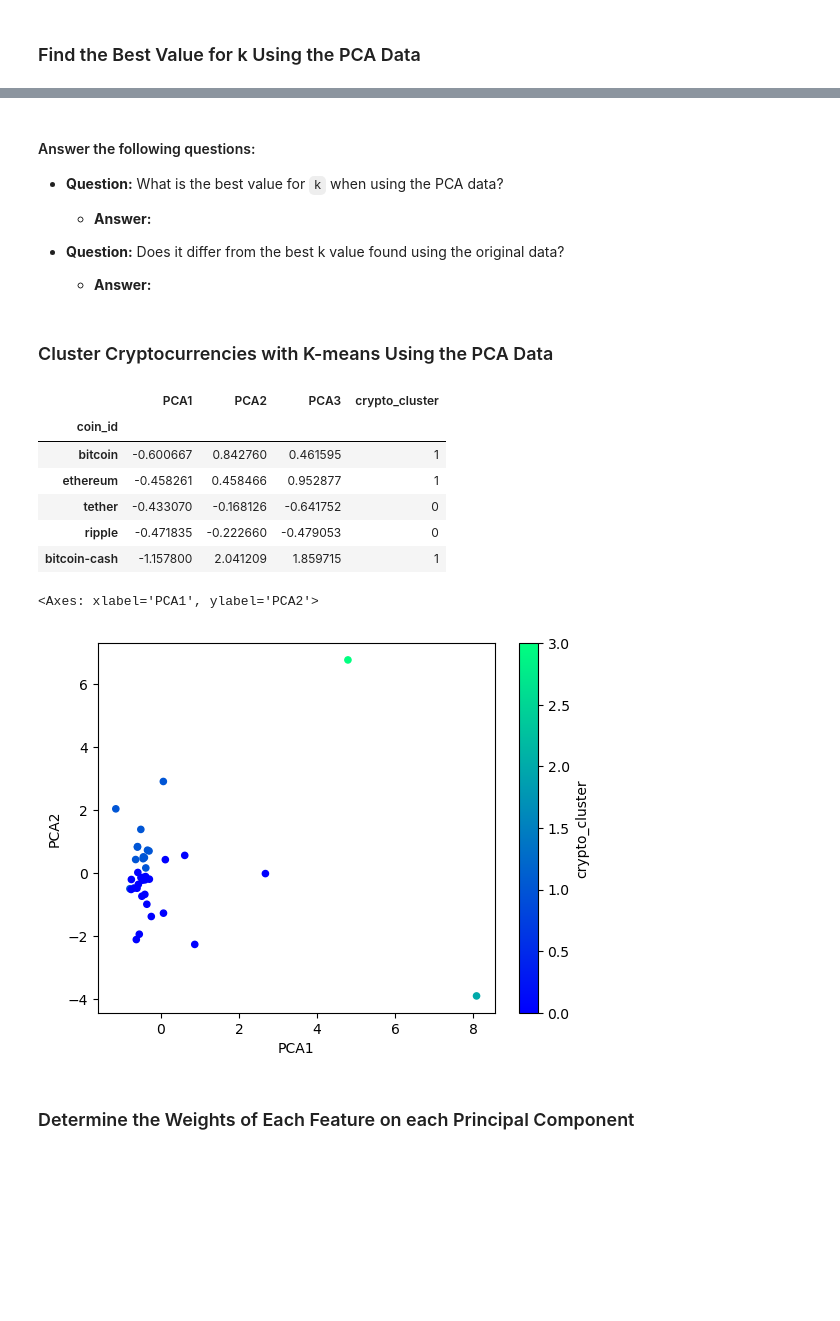
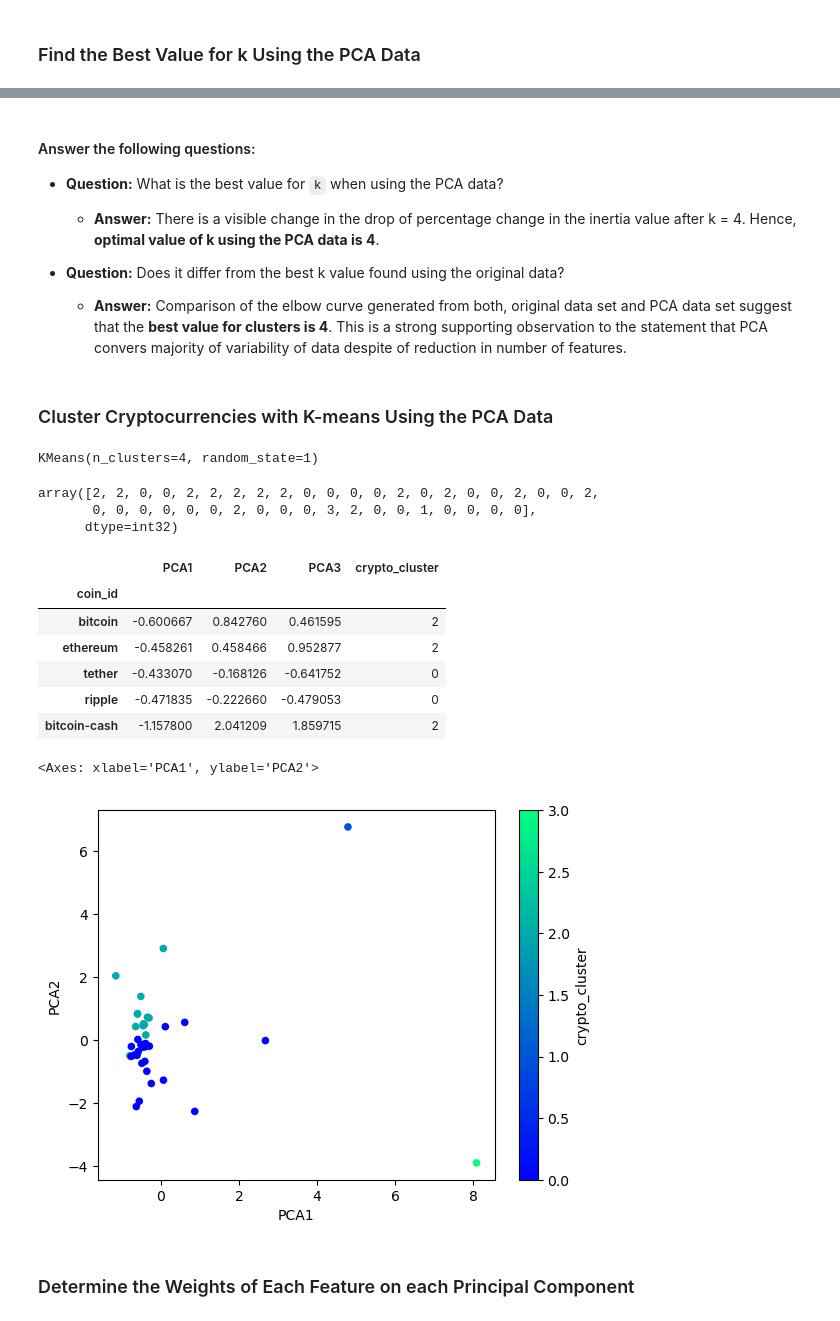
Before and after one commit to 36kp/CryptoClustering, a Jupyter notebook: Crypto_Clustering.ipynb, the cells around one changed output, grey strips where cells are left out. Drawn from its saved outputs; the diff is of its cells as text; code cells hidden in the pictures; blank space fills up the shorter version.

```diff
--- a/Crypto_Clustering.ipynb
+++ b/Crypto_Clustering.ipynb
@@ -289,44 +313,60 @@ array([0.3719856 , 0.34700813, 0.17603793])
 #### Answer the following questions:
 * **Question:** What is the best value for `k` when using the PCA data?
 
-  * **Answer:**
+  * **Answer:** There is a visible change in the drop of percentage change in the inertia value after k = 4. Hence, **optimal value of k using the PCA data is 4**.
 
 
 * **Question:** Does it differ from the best k value found using the original data?
 
-  * **Answer:**
+  * **Answer:** Comparison of the elbow curve generated from both, original data set and PCA data set suggest that the **best value for clusters is 4**. This is a strong supporting observation to the statement that PCA convers majority of variability of data despite of reduction in number of features.
 # %% [markdown]
 ### Cluster Cryptocurrencies with K-means Using the PCA Data
 # %%
 # Initialize the K-Means model using the best value for k
+model = KMeans(n_clusters = 4, n_init = 'auto', random_state = 1)
 # %%
 # Fit the K-Means model using the PCA data
+model.fit(crypto_pca_df)
+# %% [output]
+KMeans(n_clusters=4, random_state=1)
 # %%
 # Predict the clusters to group the cryptocurrencies using the PCA data
-
+pca_clusters = model.predict(crypto_pca_df)
 
 # Print the resulting array of cluster values.
+pca_clusters
+# %% [output]
+array([2, 2, 0, 0, 2, 2, 2, 2, 2, 0, 0, 0, 0, 2, 0, 2, 0, 0, 2, 0, 0, 2,
+       0, 0, 0, 0, 0, 0, 2, 0, 0, 0, 3, 2, 0, 0, 1, 0, 0, 0, 0],
+      dtype=int32)
 # %%
 # Create a copy of the DataFrame with the PCA data
-
+final_df = crypto_pca_df.copy()
 
 # Add a new column to the DataFrame with the predicted clusters
-
+final_df['crypto_cluster'] = pca_clusters
 
 # Display sample data
+final_df.head()
 # %% [output]
 |  | PCA1 | PCA2 | PCA3 | crypto_cluster |
 | coin_id |  |  |  |  |
-| bitcoin | -0.600667 | 0.842760 | 0.461595 | 1 |
-| ethereum | -0.458261 | 0.458466 | 0.952877 | 1 |
+| bitcoin | -0.600667 | 0.842760 | 0.461595 | 2 |
+| ethereum | -0.458261 | 0.458466 | 0.952877 | 2 |
 | tether | -0.433070 | -0.168126 | -0.641752 | 0 |
 | ripple | -0.471835 | -0.222660 | -0.479053 | 0 |
-| bitcoin-cash | -1.157800 | 2.041209 | 1.859715 | 1 |
+| bitcoin-cash | -1.157800 | 2.041209 | 1.859715 | 2 |
 # %%
 # Create a scatter plot using hvPlot by setting `x="PCA1"` and `y="PCA2"`.
+final_df.plot.scatter(
+    x = 'PCA1',
+    y = 'PCA2',
+    c = 'crypto_cluster',
+    colormap = 'winter'
+)
 # %% [output]
 <Axes: xlabel='PCA1', ylabel='PCA2'>
-[figure, old version]
+[figure, new version]
 # %% [markdown]
 ### Determine the Weights of Each Feature on each Principal Component
 # %%
```
Also changed, not shown: parts of 13 cells of this notebook, 1 other file.
